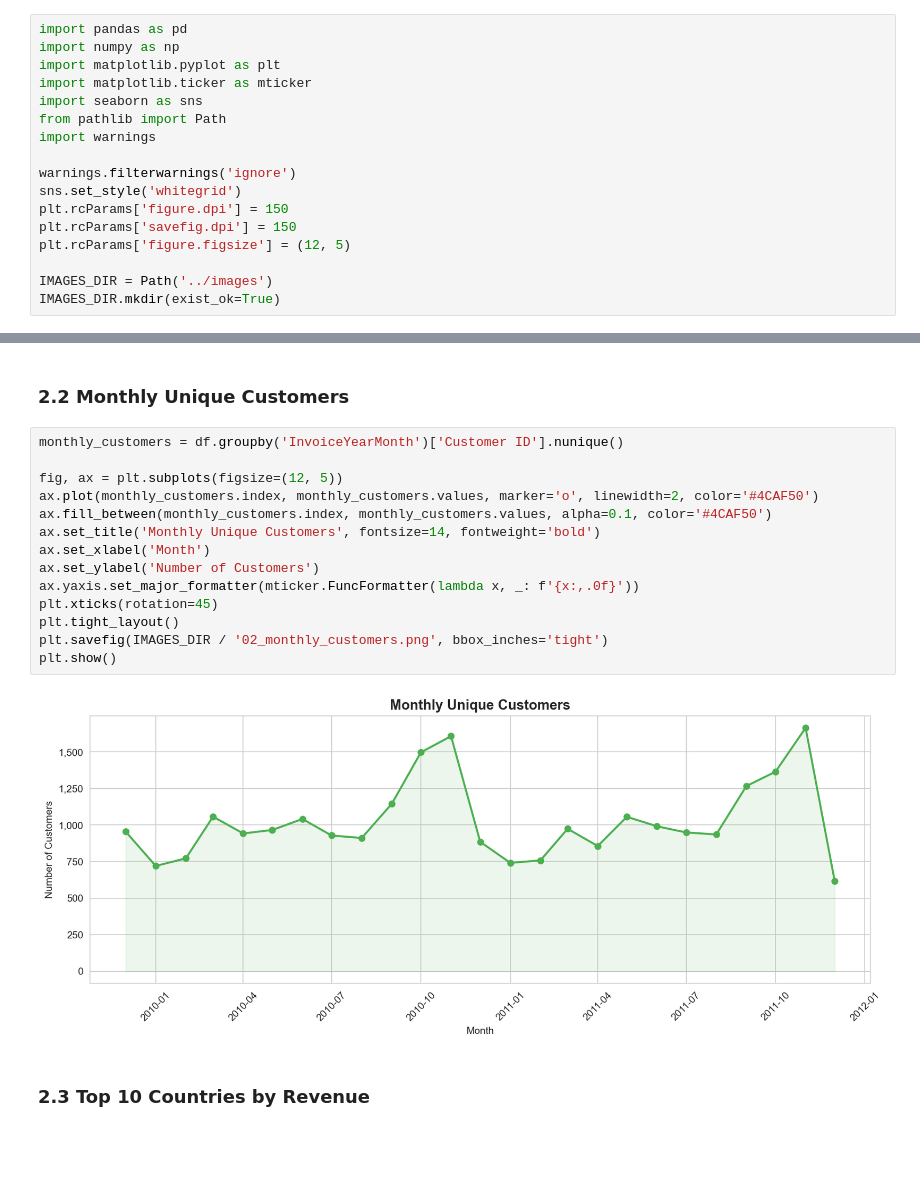
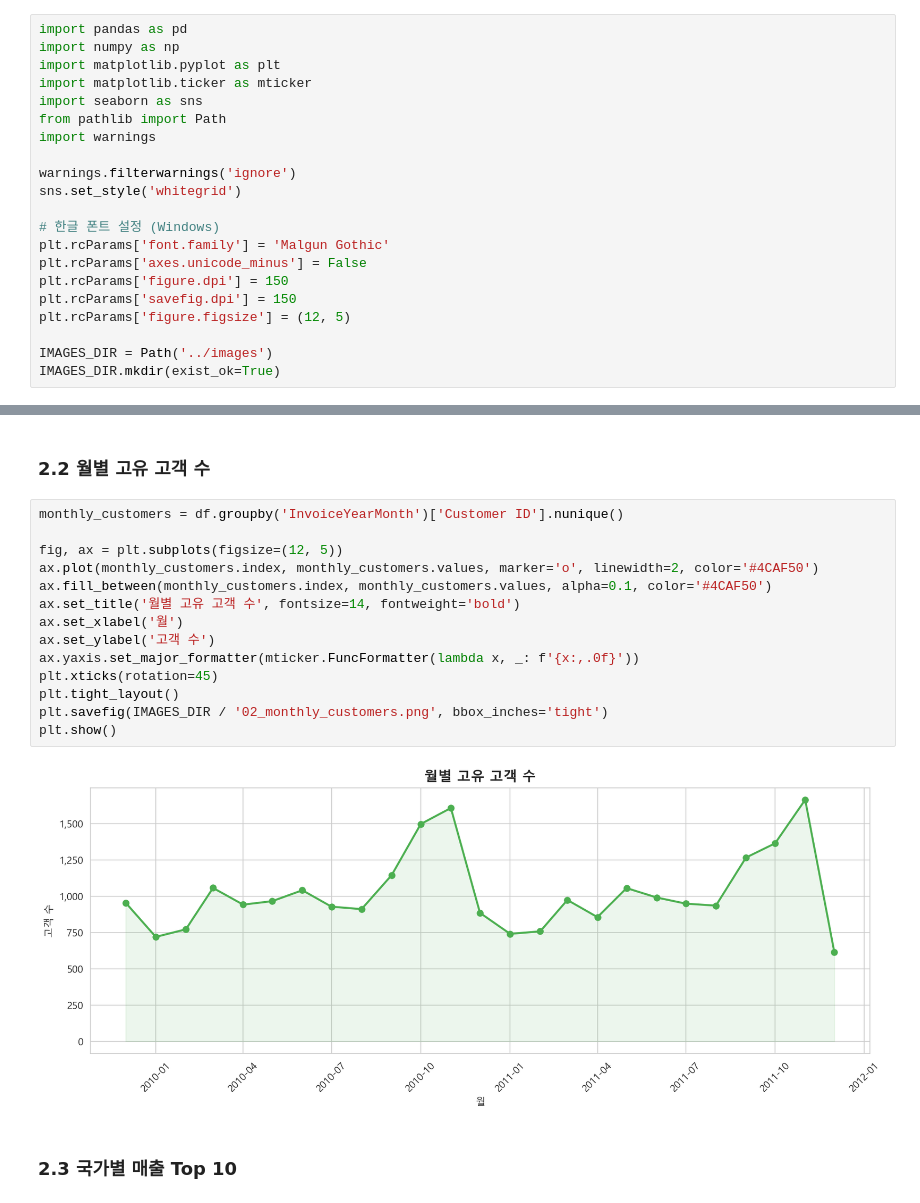
Before and after one commit to PJW2004/user-funnel-cohort-analysis, a Jupyter notebook: notebooks/analysis.ipynb, the cells around one changed output, grey strips where cells are left out. Saved outputs shown, nothing was run; the diff lists cells and outputs as text; blank space fills up the shorter version.

```diff
--- a/notebooks/analysis.ipynb
+++ b/notebooks/analysis.ipynb
@@ -23,6 +23,10 @@ import warnings
 
 warnings.filterwarnings('ignore')
 sns.set_style('whitegrid')
+
+# 한글 폰트 설정 (Windows)
+plt.rcParams['font.family'] = 'Malgun Gothic'
+plt.rcParams['axes.unicode_minus'] = False
 plt.rcParams['figure.dpi'] = 150
 plt.rcParams['savefig.dpi'] = 150
 plt.rcParams['figure.figsize'] = (12, 5)
@@ -134,23 +146,23 @@ plt.show()
 # %% [markdown]
-### 2.2 Monthly Unique Customers
+### 2.2 월별 고유 고객 수
 # %%
 monthly_customers = df.groupby('InvoiceYearMonth')['Customer ID'].nunique()
 
 fig, ax = plt.subplots(figsize=(12, 5))
 ax.plot(monthly_customers.index, monthly_customers.values, marker='o', linewidth=2, color='#4CAF50')
 ax.fill_between(monthly_customers.index, monthly_customers.values, alpha=0.1, color='#4CAF50')
-ax.set_title('Monthly Unique Customers', fontsize=14, fontweight='bold')
-ax.set_xlabel('Month')
-ax.set_ylabel('Number of Customers')
+ax.set_title('월별 고유 고객 수', fontsize=14, fontweight='bold')
+ax.set_xlabel('월')
+ax.set_ylabel('고객 수')
 ax.yaxis.set_major_formatter(mticker.FuncFormatter(lambda x, _: f'{x:,.0f}'))
 plt.xticks(rotation=45)
 plt.tight_layout()
 plt.savefig(IMAGES_DIR / '02_monthly_customers.png', bbox_inches='tight')
 plt.show()
 # %% [output]
-[figure, old version]
+[figure, new version]
 # %% [markdown]
-### 2.3 Top 10 Countries by Revenue
+### 2.3 국가별 매출 Top 10
 # %%
 country_revenue = df.groupby('Country')['Revenue'].sum().sort_values(ascending=False)
 top10 = country_revenue.head(10)
```
Also changed, not shown: parts of 40 cells of this notebook, 13 other files.
